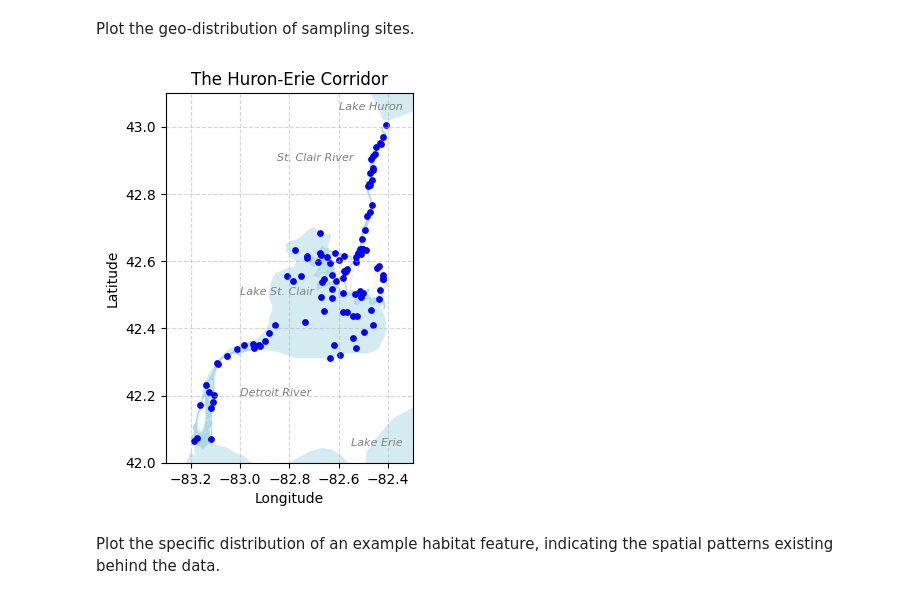
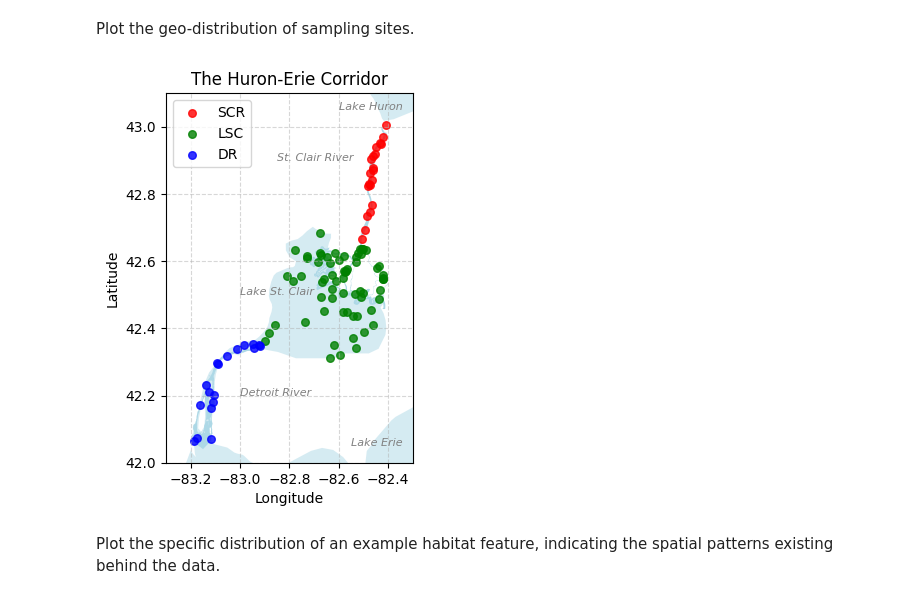
Before and after one commit to Gufeng-2002/Zoobenthic_Community_Indicator, a Jupyter notebook: notebooks/01_EDA.ipynb, the cells around one changed output. Drawn from its saved outputs; the diff is of its cells as text; code cells hidden in the pictures.

```diff
--- a/notebooks/01_EDA.ipynb
+++ b/notebooks/01_EDA.ipynb
@@ -76,14 +97,26 @@ def plot_rivers_lakes(ax = None, annotating = False):
     return fig, ax
 # %%
 # create a canva that has the rivers and lakes as background
+import numpy as np
 fig, ax = plot_rivers_lakes(annotating=True)
 # take out the sampling sites' coordinates
 site_info = data[("sample_info", "raw")].copy()
 # plot the sampling sites on the map
-ax.scatter(site_info["Longitude"], site_info["Latitude"], color='blue', s=15, label='Sampling Sites')
+# Get unique waterbodies and create a color palette
+waterbodies = site_info["Waterbody"].unique()
+colors = ['red', 'green', 'blue']
+
+# Plot each waterbody with different colors
+for i, wb in enumerate(waterbodies):
+    wb_data = site_info[site_info["Waterbody"] == wb]
+    ax.scatter(wb_data["Longitude"], wb_data["Latitude"],
+               color=colors[i], s=30, label=wb, alpha=0.8)
+
+# Add legend
+ax.legend()
 ax.grid(linestyle='--', alpha=0.5)
 # %% [output]
-[figure, old version]
+[figure, new version]
 # %% [markdown]
 Plot the specific distribution of an example habitat feature, indicating the spatial patterns existing behind the data.
 # %%
```
Also changed, not shown: parts of 8 cells of this notebook, 8 other files.
